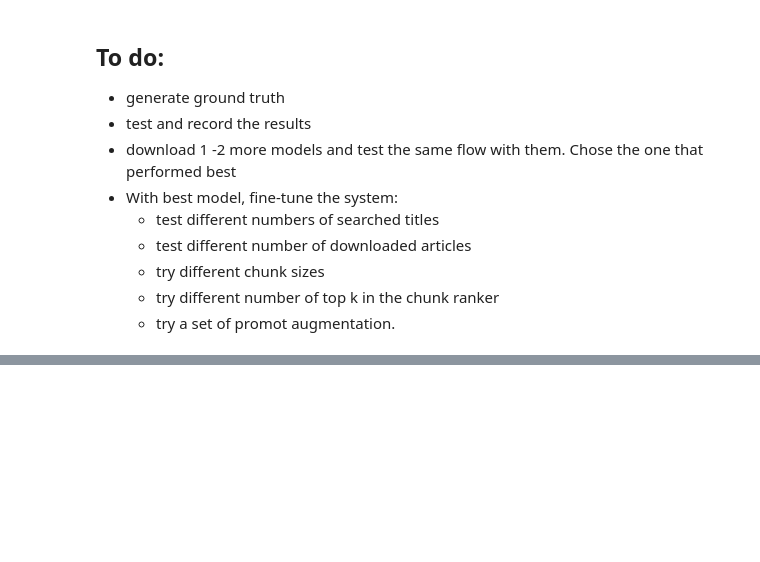
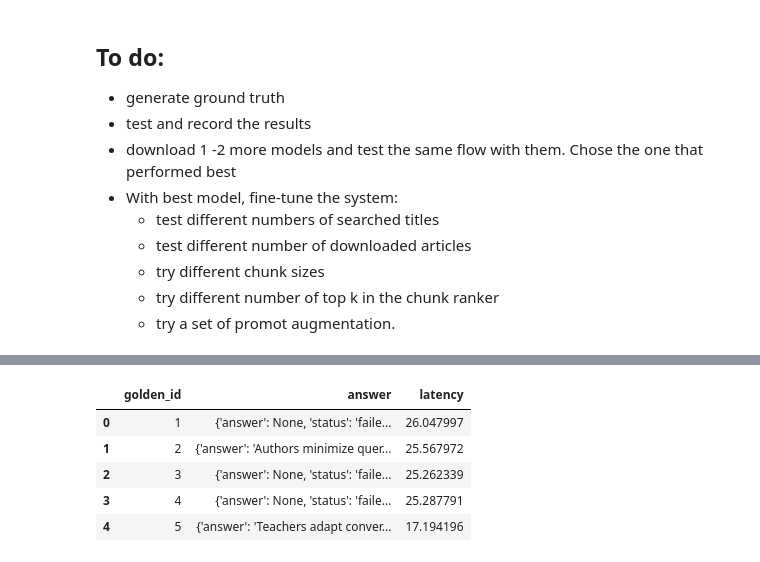
Before and after one commit to vilyapilya/scientific_article_RAG, a Jupyter notebook: web_search_flow.ipynb, the cells around one changed output, grey strips where cells are left out. Drawn from its saved outputs; the diff is of its cells as text; code cells hidden in the pictures; blank space fills up the shorter version.

Commit message:
comleted end-to-end flow and collected first metrics

```diff
--- a/web_search_flow.ipynb
+++ b/web_search_flow.ipynb
@@ -31,7 +44,7 @@ params = {
     "answer_max_new_t": 500
 }
 
-from rag_flow import RAGFlow
+
 rag = RAGFlow(params)
 
-answer = rag.run("How does retrieval-augmented generation reduce hallucinations in large language models??")
+#answer = rag.run("How does retrieval-augmented generation reduce hallucinations in large language models??")
@@ -91,14 +85,11 @@ golden_df = pd.read_csv("golden_dataset.csv")
 results = []
 
 for _, row in golden_df.iterrows():
-
     golden_id = row["golden_id"]
     question = row["question"]
-    print(golden_id)
     start = time.perf_counter()
-    answer = flow(model, tokenizer, question)
+    answer = rag.run(question)
     latency = time.perf_counter() - start
-
     results.append({
         "golden_id": golden_id,
         "answer": answer,
@@ -223,0 +119,11 @@ KeyError: 'top_k_titles'
+# %%
+pd.set_option("display.max_colwidth", None)
+results = pd.DataFrame(results)
+results.head(5)
+# %% [output]
+|  | golden_id | answer | latency |
+| 0 | 1 | {'answer': None, 'status': 'faile... | 26.047997 |
+| 1 | 2 | {'answer': 'Authors minimize quer... | 25.567972 |
+| 2 | 3 | {'answer': None, 'status': 'faile... | 25.262339 |
+| 3 | 4 | {'answer': None, 'status': 'faile... | 25.287791 |
+| 4 | 5 | {'answer': 'Teachers adapt conver... | 17.194196 |
```
Also changed, not shown: parts of 13 cells of this notebook, 5 other files.
